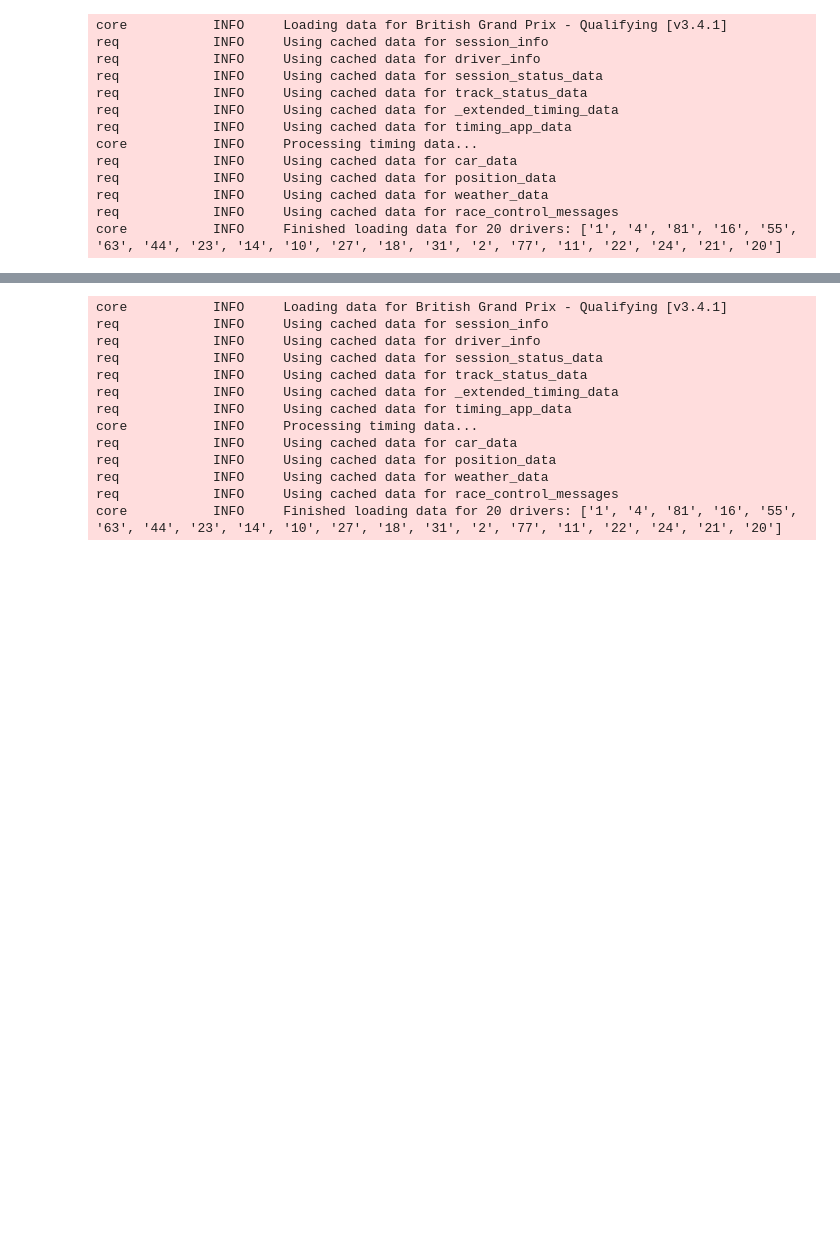
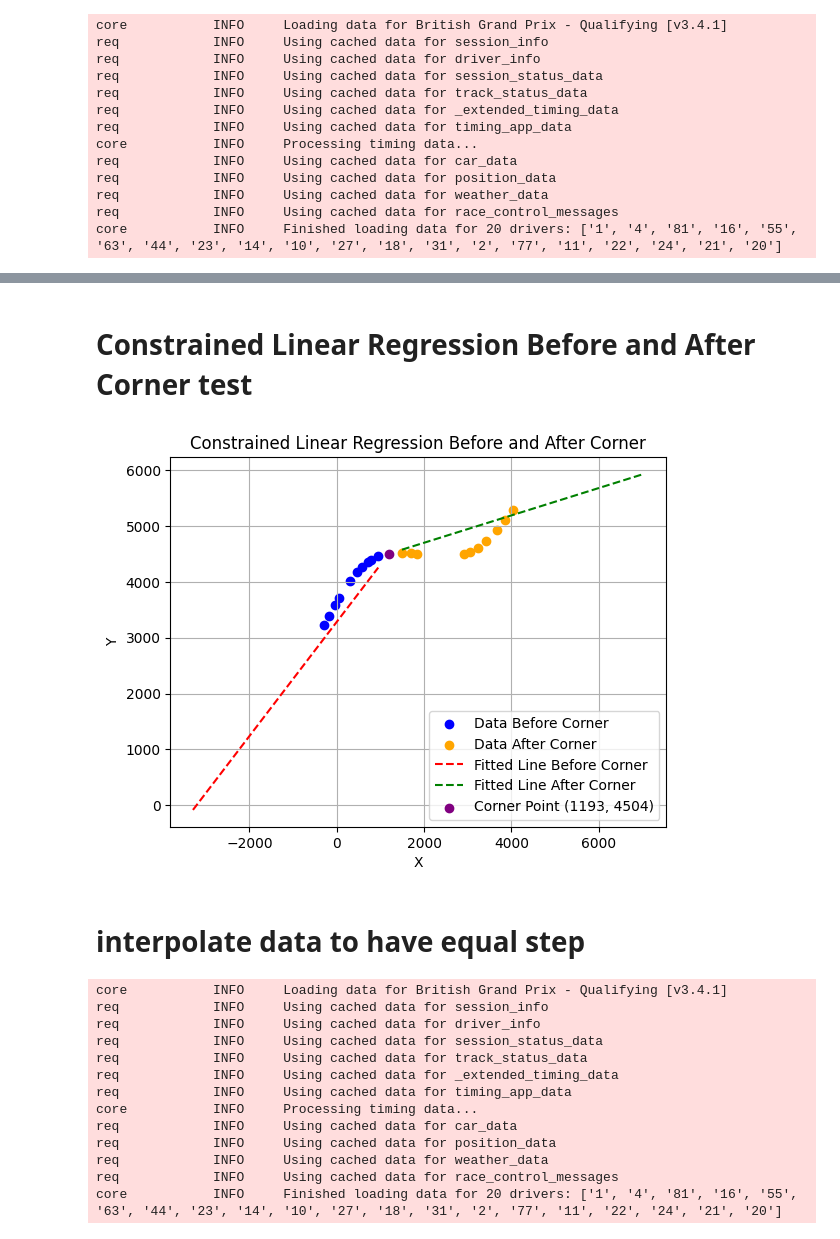
Before and after one commit to rricc22/F1, a Jupyter notebook: categorization_track.ipynb, the cells around one changed output, grey strips where cells are left out. Saved outputs shown, nothing was run; the diff lists cells and outputs as text; code cells hidden in the pictures; blank space fills up the shorter version.

```diff
--- a/categorization_track.ipynb
+++ b/categorization_track.ipynb
@@ -367,3 +509,66 @@ plt.show()
+# %% [markdown]
+# Constrained Linear Regression Before and After Corner test
+# %%
+from sklearn.linear_model import LinearRegression
+import numpy as np
+import matplotlib.pyplot as plt
+
+# Parameters
+max_value = 10
+longer_line = 3000
+
+# Determine the range for points before and after the corner
+before_points = pos.iloc[max(corner_index - max_value, 0):corner_index]  # First 10 points before the corner
+after_points = pos.iloc[corner_index + 1:corner_index + max_value + 1]  # First 10 points after the corner
+
+# Specific point through which the line should pass
+x0, y0 = corner_x, corner_y
+
+# Prepare data for linear regression (X needs to be a 2D array)
+X_before = before_points['X'].values.reshape(-1, 1)
+y_before = before_points['Y'].values
+
+X_after = after_points['X'].values.reshape(-1, 1)
+y_after = after_points['Y'].values
+
+# Adjust X values for each segment to pass through (x0, y0)
+adjusted_X_before = X_before - x0
+adjusted_X_after = X_after - x0
+
+# Fit a linear regression model to the points before the corner
+model_before = LinearRegression()
+model_before.fit(adjusted_X_before, y_before)
+fitted_Y_before = model_before.coef_[0] * (X_before - x0) + y0
+
+# Fit a linear regression model to the points after the corner
+model_after = LinearRegression()
+model_after.fit(adjusted_X_after, y_after)
+fitted_Y_after = model_after.coef_[0] * (X_after - x0) + y0
+
+# Extend the range of x_fit_before and x_fit_after further
+x_fit_before = np.linspace(X_before.min() - longer_line, X_before.max(), 100).reshape(-1, 1)
+x_fit_after = np.linspace(X_after.min(), X_after.max() + longer_line, 100).reshape(-1, 1)
+
+# Calculate the fitted lines with the constraint
+y_fit_before = model_before.coef_[0] * (x_fit_before - x0) + y0
+y_fit_after = model_after.coef_[0] * (x_fit_after - x0) + y0
+
+# Plot the data points and the constrained regression lines
+plt.scatter(X_before, y_before, color='blue', label='Data Before Corner')
+plt.scatter(X_after, y_after, color='orange', label='Data After Corner')
+plt.plot(x_fit_before, y_fit_before, color='red', linestyle='--', label='Fitted Line Before Corner')
+plt.plot(x_fit_after, y_fit_after, color='green', linestyle='--', label='Fitted Line After Corner')
+plt.scatter(x0, y0, color='purple', label=f'Corner Point ({round(x0)}, {round(y0)})', zorder=5)
+plt.xlabel("X")
+plt.ylabel("Y")
+plt.legend()
+plt.title("Constrained Linear Regression Before and After Corner")
+plt.grid(True)
+plt.show()
+# %% [output]
+[figure, added]
+# %% [markdown]
+# interpolate data to have equal step
 # %%
 import numpy as np
 import fastf1
```
Also changed, not shown: parts of 21 cells of this notebook.
